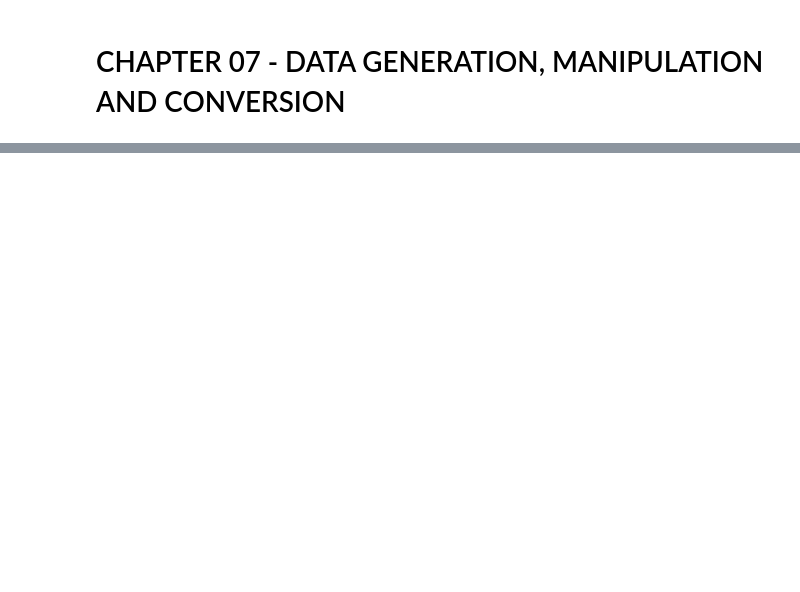
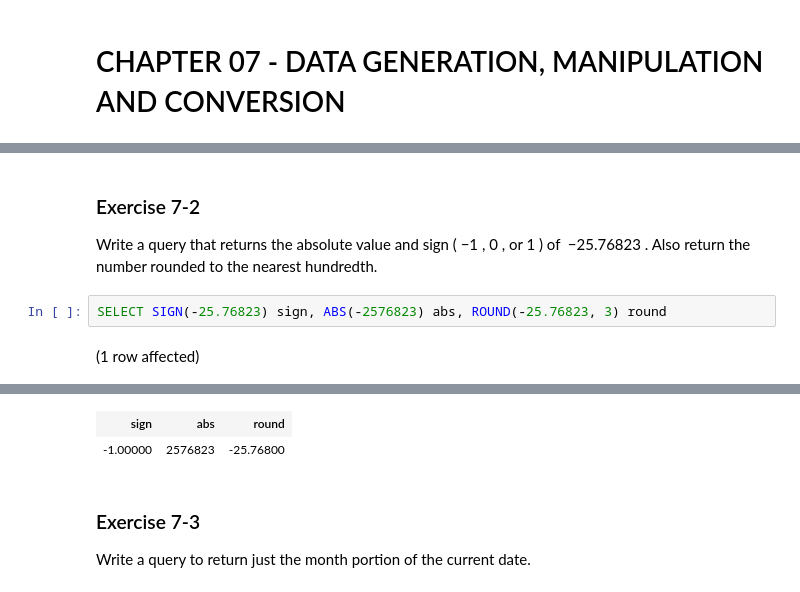
Before and after one commit to ferreira-mr/livroLearningSQL_AlanBeaulieu, a Jupyter notebook: chapter07_DataGenerationManipulationAndConversion.ipynb, the cells around one changed output, grey strips where cells are left out. Drawn from its saved outputs; the diff is of its cells as text; blank space fills up the shorter version.

```diff
--- a/chapter07_DataGenerationManipulationAndConversion.ipynb
+++ b/chapter07_DataGenerationManipulationAndConversion.ipynb
@@ -27,0 +158,8 @@ Total execution time: 00:00:00.017
+# %% [markdown]
+### Exercise 7-2
+
+Write a query that returns the absolute value and sign ( −1 , 0 , or 1 ) of  −25.76823 . Also return the number rounded to the nearest hundredth.
+# %%
+SELECT SIGN(-25.76823) sign, ABS(-2576823) abs, ROUND(-25.76823, 3) round
+# %% [output]
+(1 row affected)
@@ -27,0 +167,6 @@ Total execution time: 00:00:00.017
+| sign | abs | round |
+| -1.00000 | 2576823 | -25.76800 |
+# %% [markdown]
+### Exercise 7-3
+
+Write a query to return just the month portion of the current date.
```
Also changed, not shown: parts of 27 cells of this notebook.
